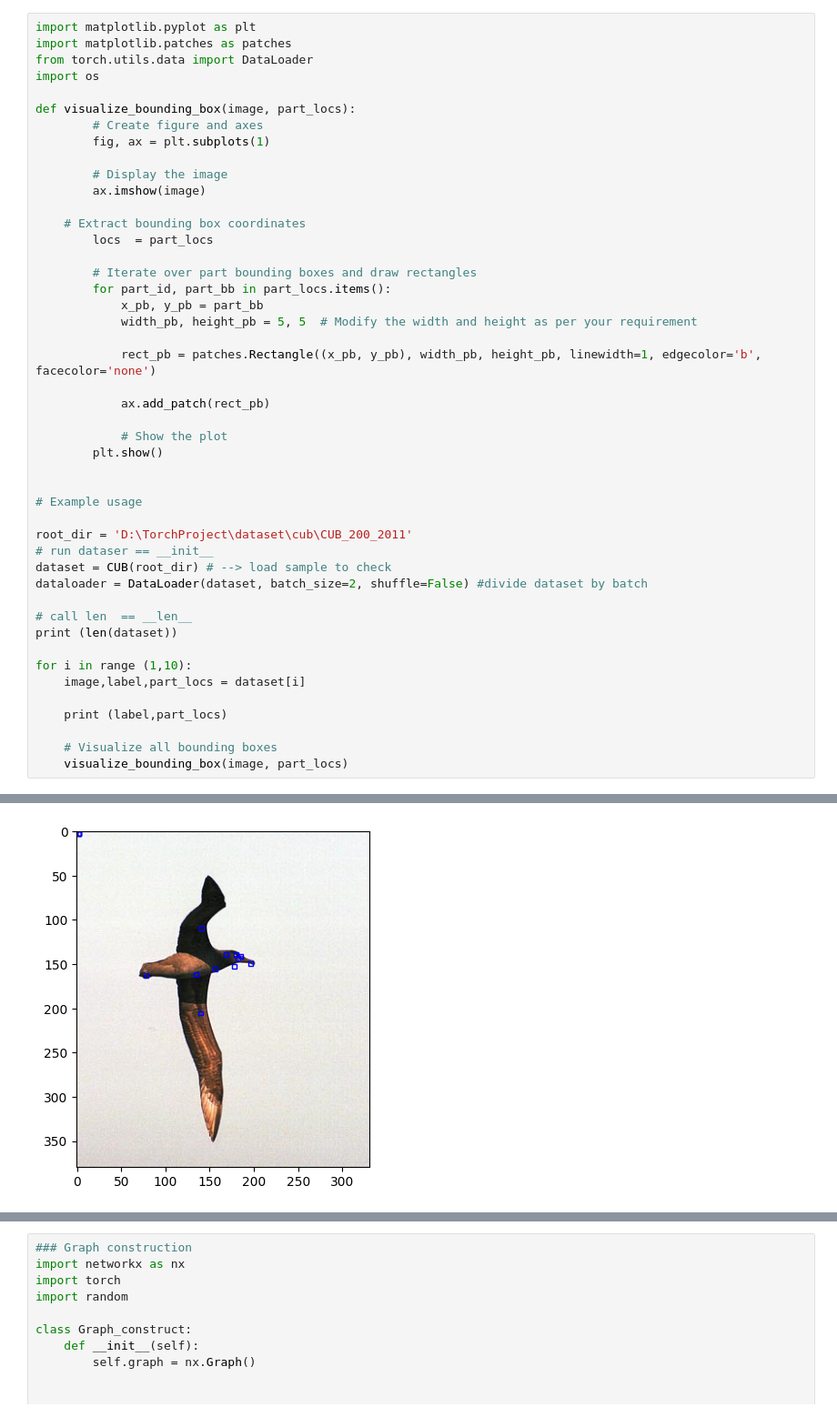
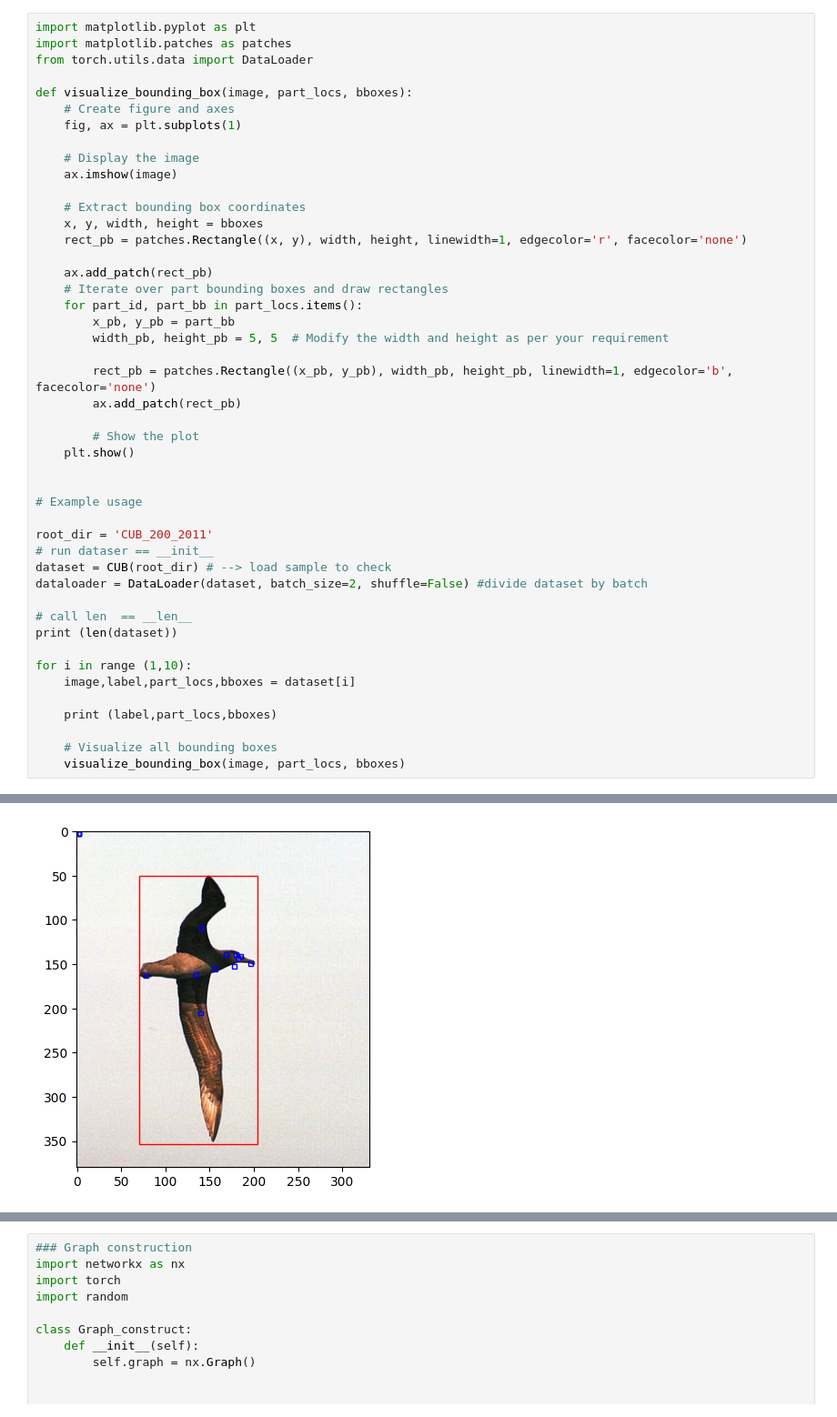
Before and after one commit to leansgu/Graph_pilot, a Jupyter notebook: graph.ipynb, the cells around one changed output, grey strips where cells are left out. Shown at 91% size. Cells and saved outputs as stored; diff of their text form.

Commit message:
fix bounding boxes

```diff
--- a/graph.ipynb
+++ b/graph.ipynb
@@ -92,34 +95,34 @@ class CUB (Dataset):
 import matplotlib.pyplot as plt
 import matplotlib.patches as patches
 from torch.utils.data import DataLoader
-import os
 
-def visualize_bounding_box(image, part_locs):
-        # Create figure and axes
-        fig, ax = plt.subplots(1)
+def visualize_bounding_box(image, part_locs, bboxes):
+    # Create figure and axes
+    fig, ax = plt.subplots(1)
 
-        # Display the image
-        ax.imshow(image)
+    # Display the image
+    ax.imshow(image)
 
     # Extract bounding box coordinates
-        locs  = part_locs
+    x, y, width, height = bboxes
+    rect_pb = patches.Rectangle((x, y), width, height, linewidth=1, edgecolor='r', facecolor='none')
 
-        # Iterate over part bounding boxes and draw rectangles
-        for part_id, part_bb in part_locs.items():
-            x_pb, y_pb = part_bb
-            width_pb, height_pb = 5, 5  # Modify the width and height as per your requirement
+    ax.add_patch(rect_pb)
+    # Iterate over part bounding boxes and draw rectangles
+    for part_id, part_bb in part_locs.items():
+        x_pb, y_pb = part_bb
+        width_pb, height_pb = 5, 5  # Modify the width and height as per your requirement
 
-            rect_pb = patches.Rectangle((x_pb, y_pb), width_pb, height_pb, linewidth=1, edgecolor='b', facecolor='none')
+        rect_pb = patches.Rectangle((x_pb, y_pb), width_pb, height_pb, linewidth=1, edgecolor='b', facecolor='none')
+        ax.add_patch(rect_pb)
 
-            ax.add_patch(rect_pb)
-
-            # Show the plot
-        plt.show()
+        # Show the plot
+    plt.show()
 
 
 # Example usage
 
-root_dir = 'D:\TorchProject\dataset\cub\CUB_200_2011'
+root_dir = 'CUB_200_2011'
 # run dataser == __init__
 dataset = CUB(root_dir) # --> load sample to check
 dataloader = DataLoader(dataset, batch_size=2, shuffle=False) #divide dataset by batch
@@ -128,11 +131,11 @@ dataloader = DataLoader(dataset, batch_size=2, shuffle=False) #divide dataset by
 print (len(dataset))
 
 for i in range (1,10):
-    image,label,part_locs = dataset[i]
+    image,label,part_locs,bboxes = dataset[i]
 
-    print (label,part_locs)
+    print (label,part_locs,bboxes)
 
     # Visualize all bounding boxes
-    visualize_bounding_box(image, part_locs)
+    visualize_bounding_box(image, part_locs, bboxes)
 # %% [output]
 11788
@@ -152,2 +150,2 @@ for i in range (1,10):
 1 {'1': [0.0, 0.0], '2': [194.0, 147.0], '3': [132.0, 159.0], '4': [154.0, 153.0], '5': [177.0, 137.0], '6': [183.0, 139.0], '7': [0.0, 0.0], '8': [0.0, 0.0], '9': [137.0, 203.0], '10': [166.0, 137.0] ...
-[figure, old version]
+[figure, new version]
```
Also changed, not shown: parts of 4 cells of this notebook.
